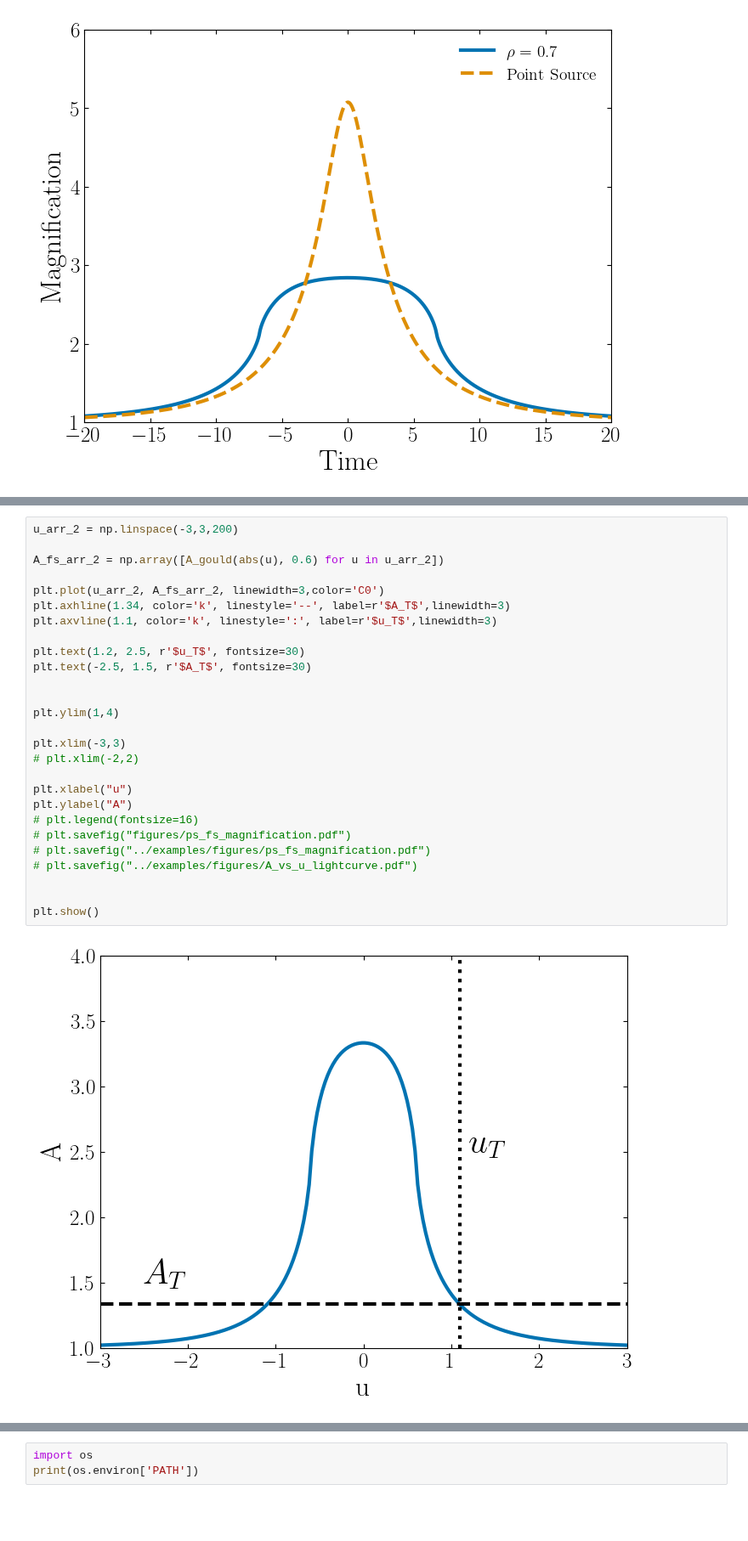
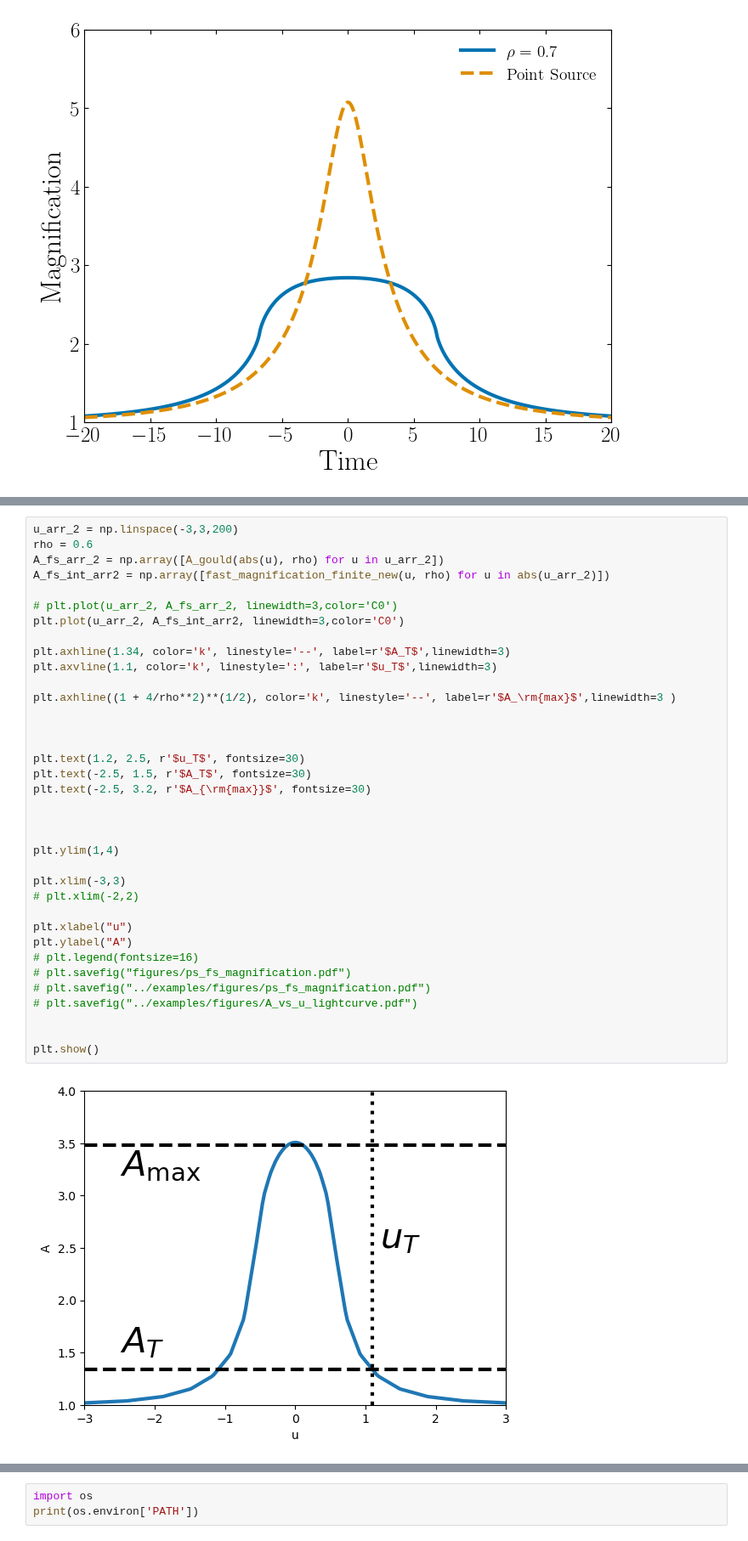
Before and after one commit to NolanSmyth/LensCalcPy, a Jupyter notebook: nbs/09_lightcurves.ipynb, the cells around one changed output, grey strips where cells are left out. Shown at 85% size. Cells and saved outputs as stored; diff of their text form; blank space fills up the shorter version.

```diff
--- a/nbs/09_lightcurves.ipynb
+++ b/nbs/09_lightcurves.ipynb
@@ -380,29 +410,38 @@ plt.show()
 # %%
 u_arr_2 = np.linspace(-3,3,200)
+rho = 0.6
+A_fs_arr_2 = np.array([A_gould(abs(u), rho) for u in u_arr_2])
+A_fs_int_arr2 = np.array([fast_magnification_finite_new(u, rho) for u in abs(u_arr_2)])
 
-A_fs_arr_2 = np.array([A_gould(abs(u), 0.6) for u in u_arr_2])
+# plt.plot(u_arr_2, A_fs_arr_2, linewidth=3,color='C0')
+plt.plot(u_arr_2, A_fs_int_arr2, linewidth=3,color='C0')
 
-plt.plot(u_arr_2, A_fs_arr_2, linewidth=3,color='C0')
 plt.axhline(1.34, color='k', linestyle='--', label=r'$A_T$',linewidth=3)
 plt.axvline(1.1, color='k', linestyle=':', label=r'$u_T$',linewidth=3)
 
+plt.axhline((1 + 4/rho**2)**(1/2), color='k', linestyle='--', label=r'$A_\rm{max}$',linewidth=3 )
+
+
+
 plt.text(1.2, 2.5, r'$u_T$', fontsize=30)
 plt.text(-2.5, 1.5, r'$A_T$', fontsize=30)
+plt.text(-2.5, 3.2, r'$A_{\rm{max}}$', fontsize=30)
+
 
 
 plt.ylim(1,4)
 
 plt.xlim(-3,3)
 # plt.xlim(-2,2)
 
 plt.xlabel("u")
 plt.ylabel("A")
 # plt.legend(fontsize=16)
 # plt.savefig("figures/ps_fs_magnification.pdf")
 # plt.savefig("../examples/figures/ps_fs_magnification.pdf")
 # plt.savefig("../examples/figures/A_vs_u_lightcurve.pdf")
 
 
 plt.show()
 # %% [output]
-[figure, old version]
+[figure, new version]
```
Also changed, not shown: parts of 3 cells of this notebook, 1 other file.
